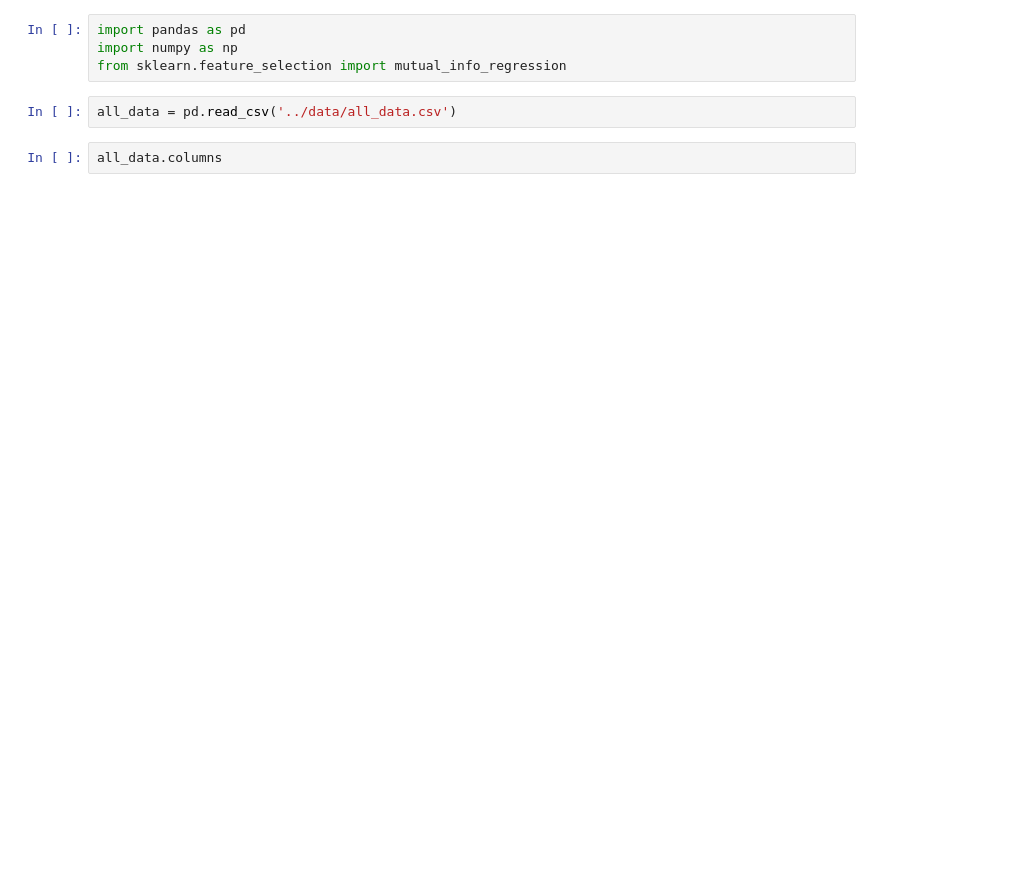
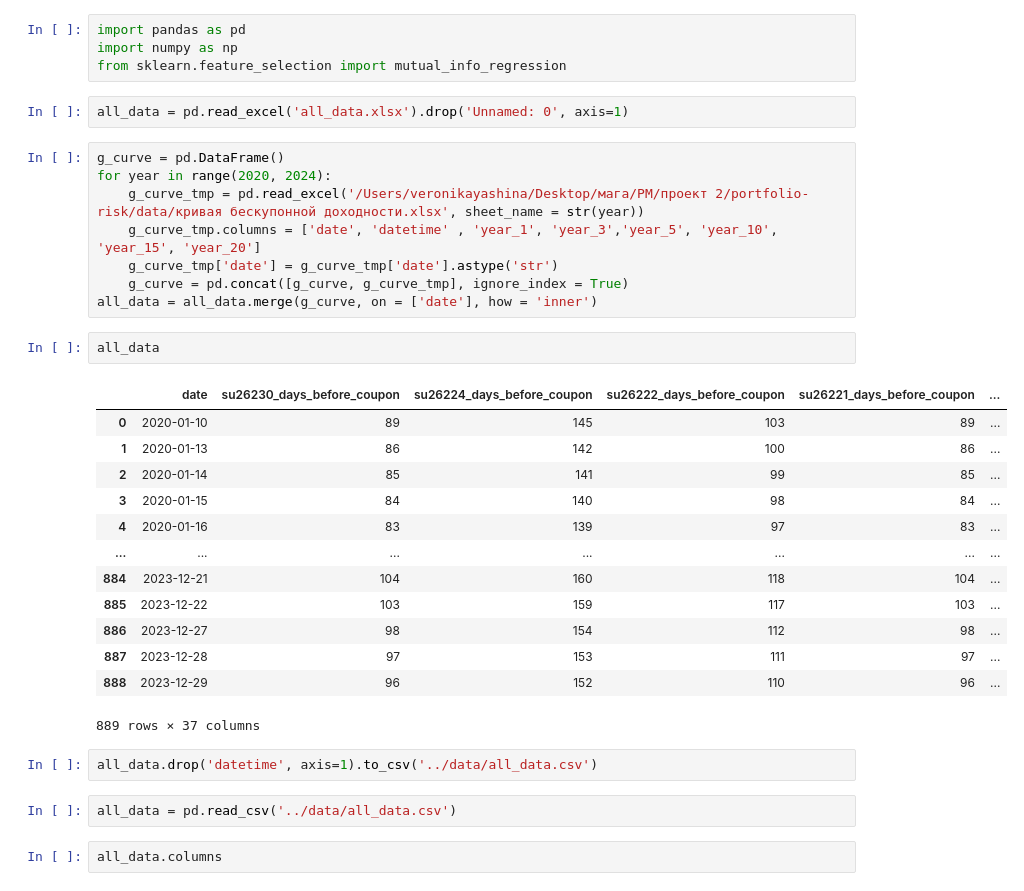
Before and after one commit to vladimirKarlov01/portfolio-risk, a Jupyter notebook: notebooks/feature_selection.ipynb, the cells around one changed output. Cells and saved outputs as stored; diff of their text form; blank space fills up the shorter version.

```diff
--- a/notebooks/feature_selection.ipynb
+++ b/notebooks/feature_selection.ipynb
@@ -2,6 +2,34 @@
 import pandas as pd
 import numpy as np
 from sklearn.feature_selection import mutual_info_regression
+# %%
+all_data = pd.read_excel('all_data.xlsx').drop('Unnamed: 0', axis=1)
+# %%
+g_curve = pd.DataFrame()
+for year in range(2020, 2024):
+    g_curve_tmp = pd.read_excel('/Users/veronikayashina/Desktop/мага/РМ/проект 2/portfolio-risk/data/кривая бескупонной доходности.xlsx', sheet_name = str(year))
+    g_curve_tmp.columns = ['date', 'datetime' , 'year_1', 'year_3','year_5', 'year_10', 'year_15', 'year_20']
+    g_curve_tmp['date'] = g_curve_tmp['date'].astype('str')
+    g_curve = pd.concat([g_curve, g_curve_tmp], ignore_index = True)
+all_data = all_data.merge(g_curve, on = ['date'], how = 'inner')
+# %%
+all_data
+# %% [output]
+|  | date | su26230_days_before_coupon | su26224_days_before_coupon | su26222_days_before_coupon | su26221_days_before_coupon | ... |
+| 0 | 2020-01-10 | 89 | 145 | 103 | 89 | ... |
+| 1 | 2020-01-13 | 86 | 142 | 100 | 86 | ... |
+| 2 | 2020-01-14 | 85 | 141 | 99 | 85 | ... |
+| 3 | 2020-01-15 | 84 | 140 | 98 | 84 | ... |
+| 4 | 2020-01-16 | 83 | 139 | 97 | 83 | ... |
+| ... | ... | ... | ... | ... | ... | ... |
+| 884 | 2023-12-21 | 104 | 160 | 118 | 104 | ... |
+| 885 | 2023-12-22 | 103 | 159 | 117 | 103 | ... |
+| 886 | 2023-12-27 | 98 | 154 | 112 | 98 | ... |
+| 887 | 2023-12-28 | 97 | 153 | 111 | 97 | ... |
+| 888 | 2023-12-29 | 96 | 152 | 110 | 96 | ... |
+889 rows × 37 columns
+# %%
+all_data.drop('datetime', axis=1).to_csv('../data/all_data.csv')
 # %%
 all_data = pd.read_csv('../data/all_data.csv')
 # %%
```
Also changed, not shown: parts of 2 cells of this notebook, 2 other files.
